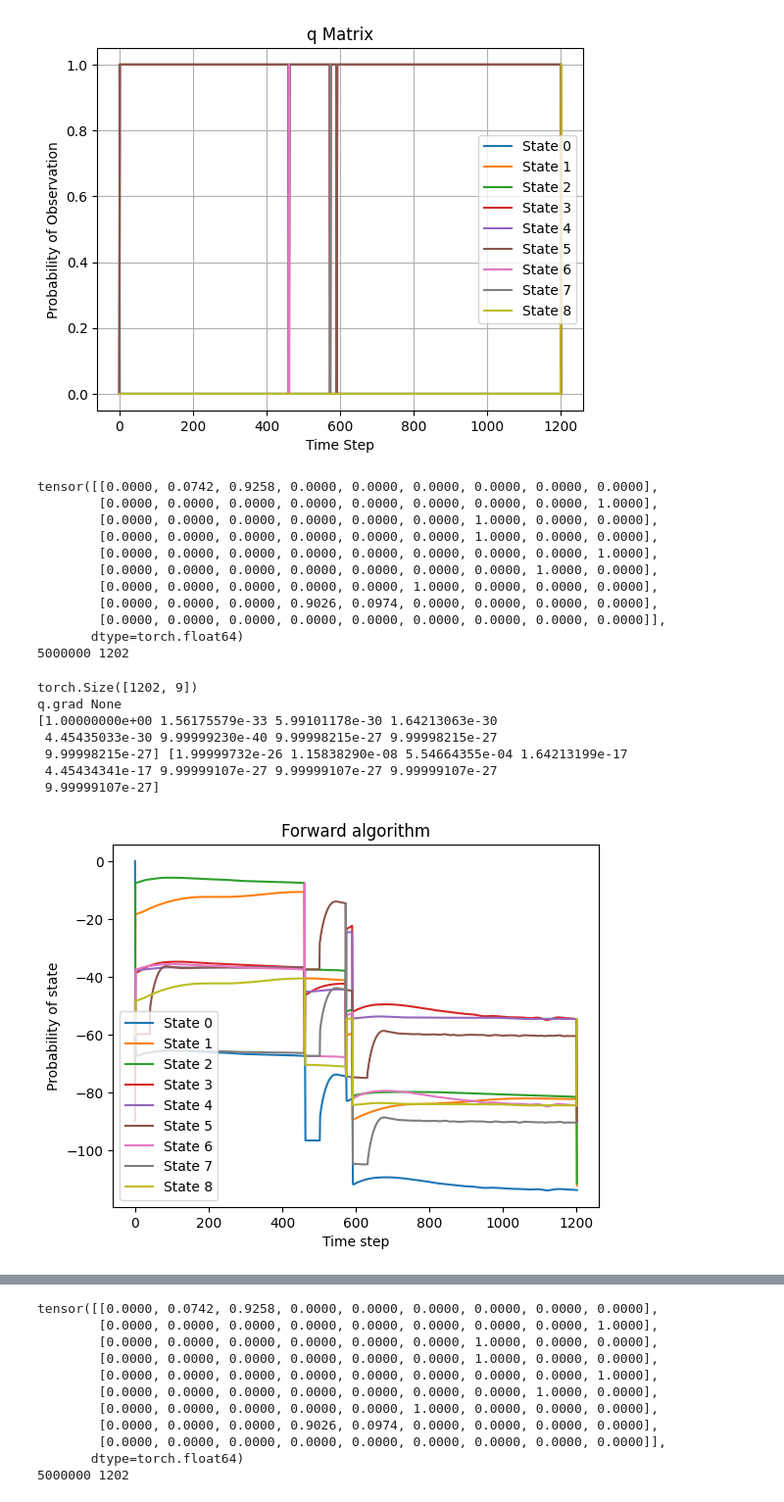
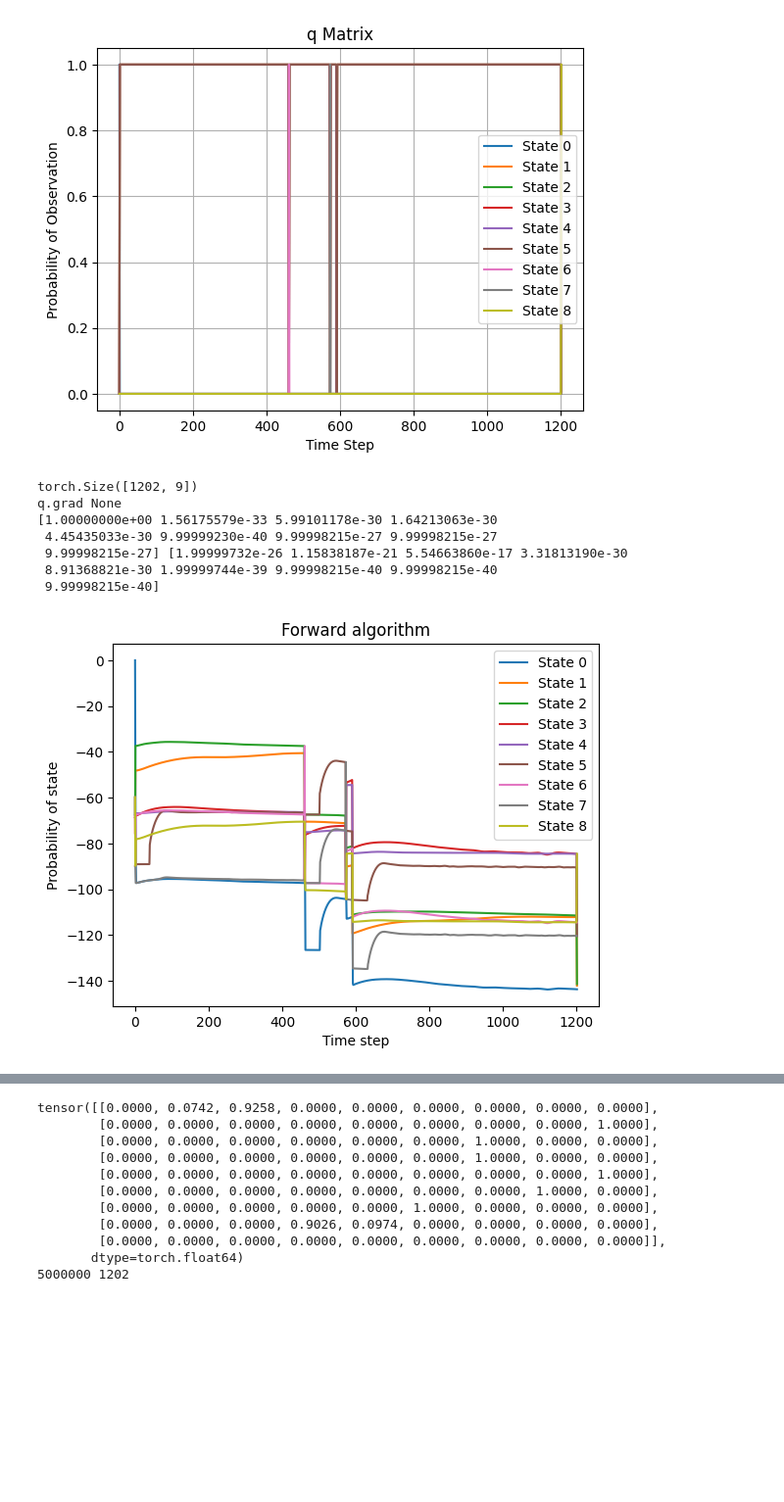
Before and after one commit to jcao0715/hsmm, a Jupyter notebook: synthetic_ex.ipynb, the cells around one changed output, grey strips where cells are left out. Shown: that part at 98% size. Drawn from its saved outputs; the diff is of its cells as text; code cells hidden in the pictures; blank space fills up the shorter version.

Commit message:
cumulative sum fwd, bwd

```diff
--- a/synthetic_ex.ipynb
+++ b/synthetic_ex.ipynb
@@ -115,68 +115,65 @@ def forward(states, Transition, q, Duration):
     start = torch.zeros(N)
     start[0] = 1
     epsilon = 1e-13
-    print(Transition)
-    print(D, T)
+
+    Transition_ep = Transition + epsilon
+    Duration_ep = Duration + epsilon
+    q_ep = q + epsilon
+    start_ep = start + epsilon
+
+    cum_q_ep = torch.cumsum(torch.log(q_ep), dim=1)
 
     # initialization
     for t in tqdm.trange(min(D, T)):
-        new_log_alpha = torch.log(start+epsilon) + torch.log(Duration[:, t]+epsilon) + torch.sum(torch.log(q[:, :t+1]+epsilon), dim=1)
+        cumulative_terms = cum_q_ep[:, t]
+        new_log_alpha = torch.log(start_ep) + torch.log(Duration_ep[:, t]) + torch.sum(torch.log(q_ep[:, :t+1]), dim=1)
         for d in range(t):
-            factor = torch.column_stack([matrix_mult_factor(log_alpha_list[t-d-1], Transition+epsilon)]*N)
-            vector = matrix_mult_vec(log_alpha_list[t-d-1], Transition+epsilon)
-            new_log_alpha = torch.logaddexp(new_log_alpha, factor + vector + torch.log(Duration[:, d]+epsilon) + torch.sum(torch.log(q[:, t-d:t+1]+epsilon), dim=1)).squeeze()
+            factor = torch.column_stack([matrix_mult_factor(log_alpha_list[t-d-1], Transition_ep)]*N) # calculate ahead of time
+            vector = matrix_mult_vec(log_alpha_list[t-d-1], Transition_ep) # same as above
+            subtract_term = 0 if t-d-1 == 0 else cum_q_ep[:, t-d-1]
+            add_term = factor + vector + torch.log(Duration_ep[:, d]) + cumulative_terms - subtract_term # try to calcualte in one go
+            # new_log_alpha = torch.logaddexp(new_log_alpha, factor + vector + torch.log(Duration_ep[:, d]) + torch.sum(torch.log(q_ep[:, t-d:t+1]), dim=1)).squeeze()
+            new_log_alpha = torch.logaddexp(new_log_alpha, add_term).squeeze()
         log_alpha_list.append(new_log_alpha)
 
     # fill log_alpha[D:]
     for t in tqdm.trange(D, T):
+        cumulative_terms = cum_q_ep[:, t]
         log_alpha_list.append(torch.full((N,), -float('inf')))
         new_log_alpha = log_alpha_list[t]
         for d in range(D):
-            factor = torch.column_stack([matrix_mult_factor(log_alpha_list[t-d-1], Transition+epsilon)]*N)
-            vector = matrix_mult_vec(log_alpha_list[t-d-1], Transition+epsilon)
-            new_log_alpha = torch.logaddexp(new_log_alpha, factor + vector + torch.log(Duration[:, d]+epsilon) + torch.sum(torch.log(q[:, t-d:t+1]+epsilon), dim=1)).squeeze()
+            factor = torch.column_stack([matrix_mult_factor(log_alpha_list[t-d-1], Transition_ep)]*N)
+            vector = matrix_mult_vec(log_alpha_list[t-d-1], Transition_ep)
+            subtract_term = 0 if t-d == 0 else cum_q_ep[:, t-d-1]
+            # new_log_alpha = torch.logaddexp(new_log_alpha, factor + vector + torch.log(Duration_ep[:, d]) + torch.sum(torch.log(q_ep[:, t-d:t+1]), dim=1)).squeeze()
+            new_log_alpha = torch.logaddexp(new_log_alpha, factor + vector + torch.log(Duration_ep[:, d]) + cumulative_terms - subtract_term).squeeze()
         log_alpha_list[t] = new_log_alpha
 
     log_alpha = torch.exp(torch.stack(log_alpha_list))
-    print(log_alpha.shape)
-    log_alpha_sum = torch.sum(log_alpha)
     return log_alpha
 
 
 fwd = forward(states, Transition, q, Duration).detach().numpy()
-print('q.grad', q.grad)
-print(fwd[0], fwd[1])
 
 # plot
 for state in states:
     probs = [fwd[t][state] for t in range(len(q[0]))]
     plt.plot(time_steps, np.log(probs), label =f"State {state}")
 
 plt.xlabel('Time step')
 plt.ylabel('Probability of state')
 plt.title('Forward algorithm')
 plt.legend()
 plt.show()
 # %% [output]
-tensor([[0.0000, 0.0742, 0.9258, 0.0000, 0.0000, 0.0000, 0.0000, 0.0000, 0.0000],
-        [0.0000, 0.0000, 0.0000, 0.0000, 0.0000, 0.0000, 0.0000, 0.0000, 1.0000],
-        [0.0000, 0.0000, 0.0000, 0.0000, 0.0000, 0.0000, 1.0000, 0.0000, 0.0000],
-        [0.0000, 0.0000, 0.0000, 0.0000, 0.0000, 0.0000, 1.0000, 0.0000, 0.0000],
-        [0.0000, 0.0000, 0.0000, 0.0000, 0.0000, 0.0000, 0.0000, 0.0000, 1.0000],
-        [0.0000, 0.0000, 0.0000, 0.0000, 0.0000, 0.0000, 0.0000, 1.0000, 0.0000],
-        [0.0000, 0.0000, 0.0000, 0.0000, 0.0000, 1.0000, 0.0000, 0.0000, 0.0000],
-        [0.0000, 0.0000, 0.0000, 0.9026, 0.0974, 0.0000, 0.0000, 0.0000, 0.0000],
-        [0.0000, 0.0000, 0.0000, 0.0000, 0.0000, 0.0000, 0.0000, 0.0000, 0.0000]],
-       dtype=torch.float64)
-5000000 1202
+torch.Size([1202, 9])
+q.grad None
+[1.00000000e+00 1.56175579e-33 5.99101178e-30 1.64213063e-30
+ 4.45435033e-30 9.99999230e-40 9.99998215e-27 9.99998215e-27
+ 9.99998215e-27] [1.99999732e-26 1.15838187e-21 5.54663860e-17 3.31813190e-30
+ 8.91368821e-30 1.99999744e-39 9.99998215e-40 9.99998215e-40
+ 9.99998215e-40]
-torch.Size([1202, 9])
-q.grad None
-[1.00000000e+00 1.56175579e-33 5.99101178e-30 1.64213063e-30
- 4.45435033e-30 9.99999230e-40 9.99998215e-27 9.99998215e-27
- 9.99998215e-27] [1.99999732e-26 1.15838290e-08 5.54664355e-04 1.64213199e-17
- 4.45434341e-17 9.99999107e-27 9.99999107e-27 9.99999107e-27
- 9.99999107e-27]
-[figure, old version]
+[figure, new version]
 # %%
 def backward(states, Transition, q, Duration):
     T = len(q[0])
```
Also changed, not shown: parts of 1 cell of this notebook, 1 other file.
